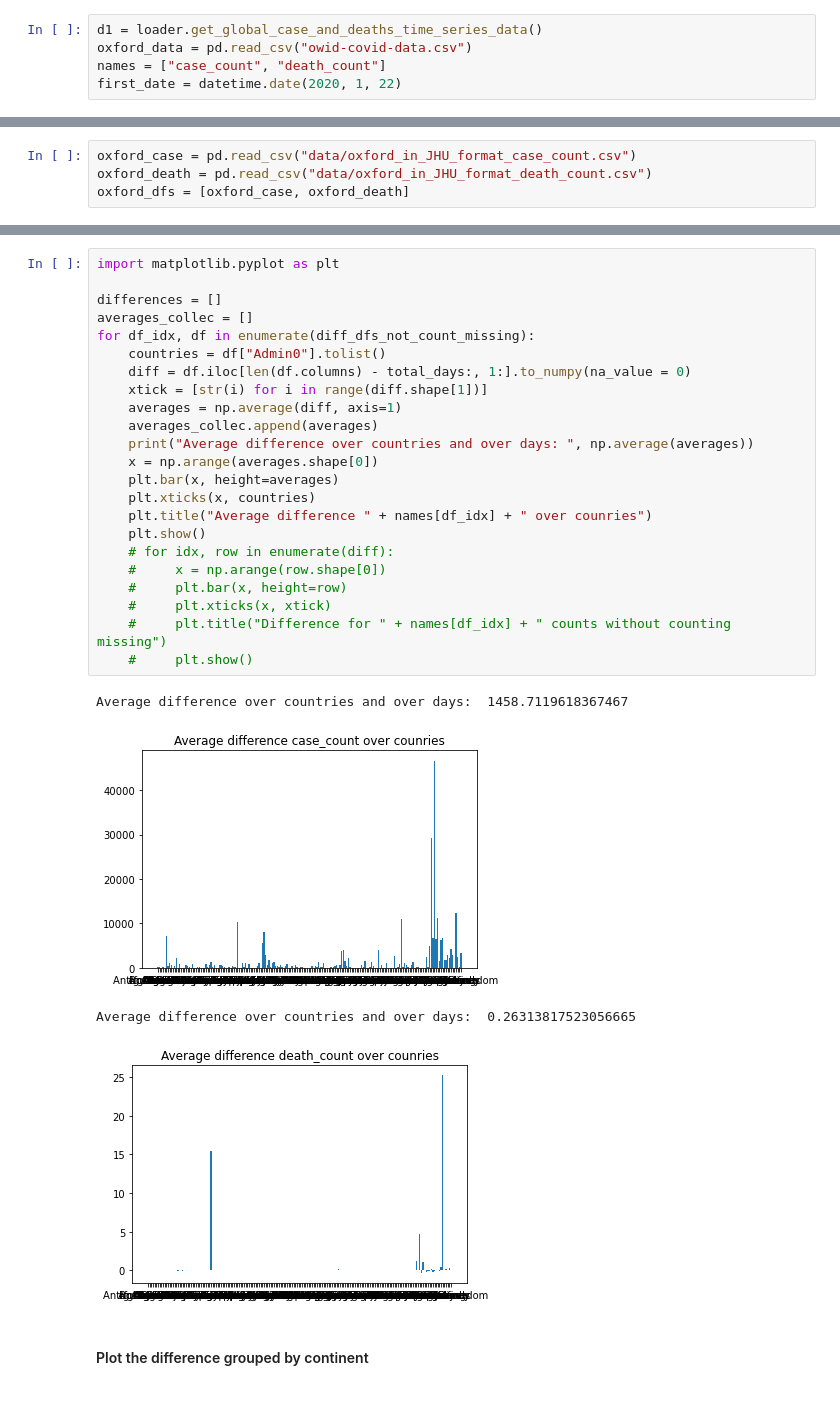
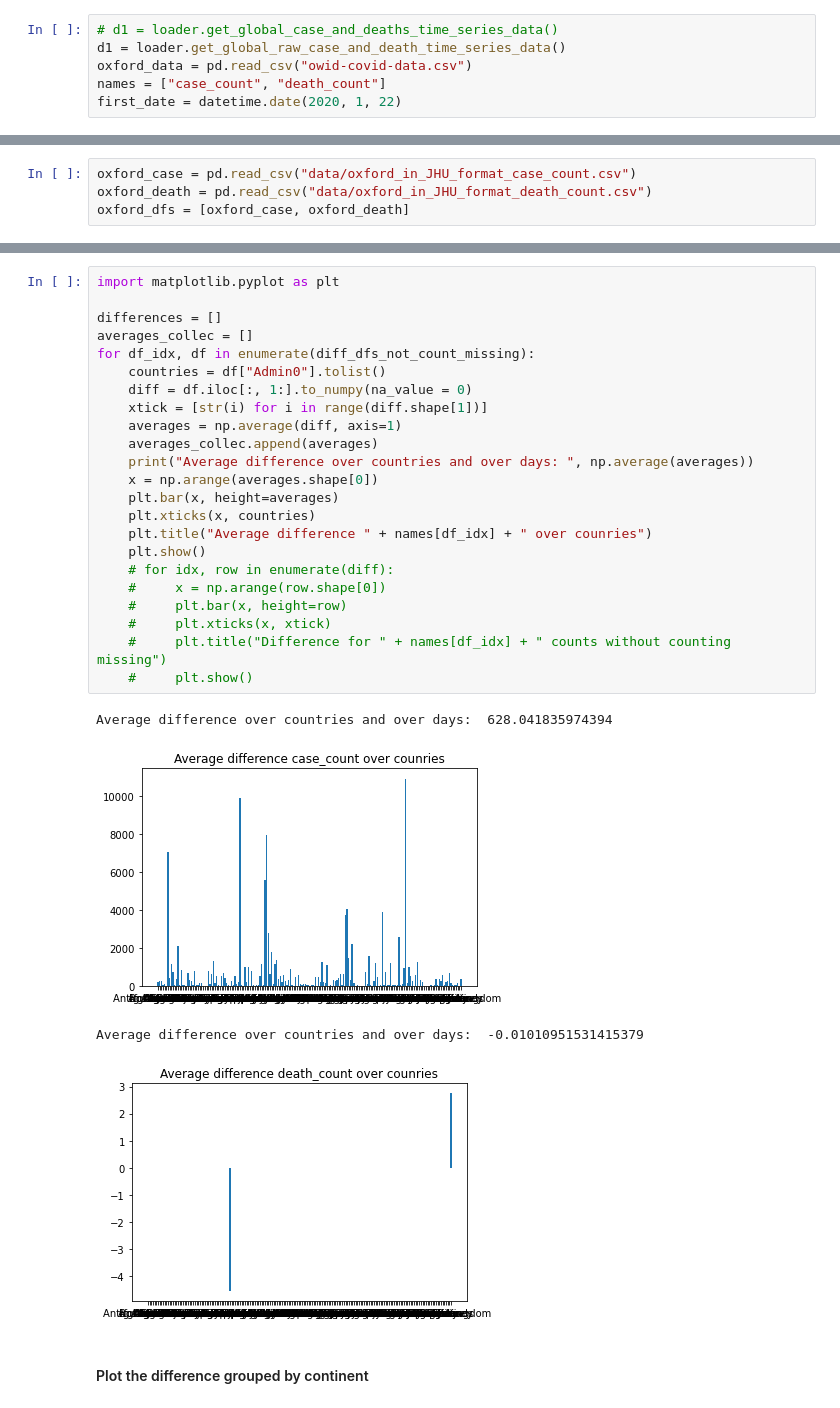
Before and after one commit to KaiserWhoLearns/COVID19DataAnalysis, a Jupyter notebook: data_comparison.ipynb, the cells around one changed output, grey strips where cells are left out. Drawn from its saved outputs; the diff is of its cells as text.

Commit message:
Change data comparison to raw JHU data

```diff
--- a/data_comparison.ipynb
+++ b/data_comparison.ipynb
@@ -6,7 +6,8 @@ import numpy as np
 import datetime
 import pdb
 # %%
-d1 = loader.get_global_case_and_deaths_time_series_data()
+# d1 = loader.get_global_case_and_deaths_time_series_data()
+d1 = loader.get_global_raw_case_and_death_time_series_data()
 oxford_data = pd.read_csv("owid-covid-data.csv")
 names = ["case_count", "death_count"]
 first_date = datetime.date(2020, 1, 22)
@@ -156,31 +157,31 @@ print(diff_dfs_count_missing)
 # %%
 import matplotlib.pyplot as plt
 
 differences = []
 averages_collec = []
 for df_idx, df in enumerate(diff_dfs_not_count_missing):
     countries = df["Admin0"].tolist()
-    diff = df.iloc[len(df.columns) - total_days:, 1:].to_numpy(na_value = 0)
+    diff = df.iloc[:, 1:].to_numpy(na_value = 0)
     xtick = [str(i) for i in range(diff.shape[1])]
     averages = np.average(diff, axis=1)
     averages_collec.append(averages)
     print("Average difference over countries and over days: ", np.average(averages))
     x = np.arange(averages.shape[0])
     plt.bar(x, height=averages)
     plt.xticks(x, countries)
     plt.title("Average difference " + names[df_idx] + " over counries")
     plt.show()
     # for idx, row in enumerate(diff):
     #     x = np.arange(row.shape[0])
     #     plt.bar(x, height=row)
     #     plt.xticks(x, xtick)
     #     plt.title("Difference for " + names[df_idx] + " counts without counting missing")
     #     plt.show()
 # %% [output]
-Average difference over countries and over days:  1458.7119618367467
+Average difference over countries and over days:  628.041835974394
-[figure, old version]
+[figure, new version]
-Average difference over countries and over days:  0.26313817523056665
+Average difference over countries and over days:  -0.01010951531415379
-[figure, old version]
+[figure, new version]
 # %% [markdown]
 #### Plot the difference grouped by continent
 # %%
```
Also changed, not shown: parts of 4 cells of this notebook, 2 other files.
